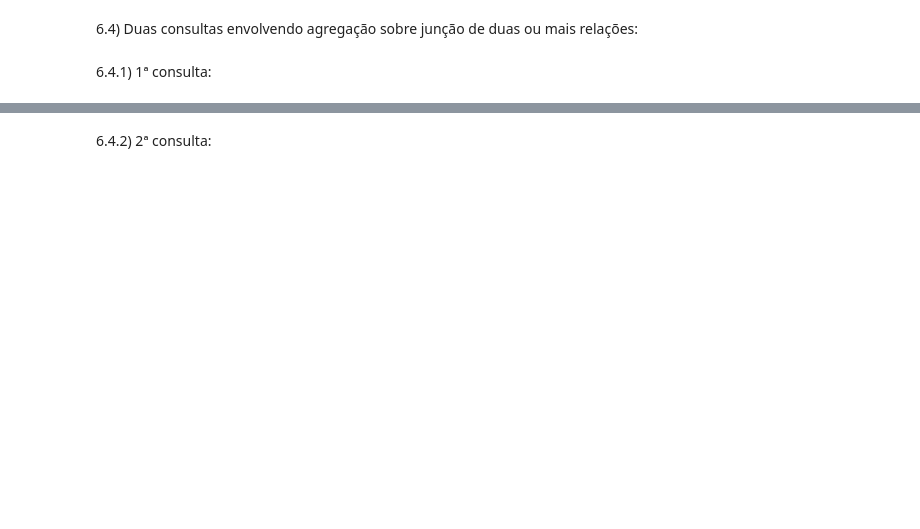
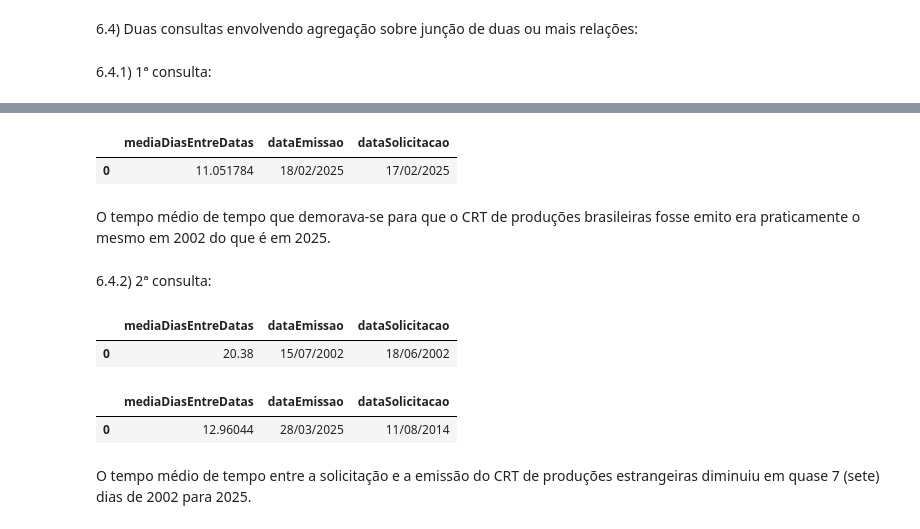
Before and after one commit to MarceleLouiseSAra/TPs-IBD, a Jupyter notebook: TP2.ipynb, the cells around one changed output, grey strips where cells are left out. Cells and saved outputs as stored; diff of their text form; code cells hidden in the pictures; blank space fills up the shorter version.

```diff
--- a/TP2.ipynb
+++ b/TP2.ipynb
@@ -1110,2 +1168,13 @@ fetch("""
+# %%
+fetch("""
+  SELECT AVG(julianday(SUBSTR(dataEmissao, 7, 4) || '-' || SUBSTR(dataEmissao, 4, 2) || '-' || SUBSTR(dataEmissao, 1, 2)) -
+         julianday(SUBSTR(dataSolicitacao, 7, 4) || '-' || SUBSTR(dataSolicitacao, 4, 2) || '-' || SUBSTR(dataSolicitacao, 1, 2))) AS mediaDiasEntreDatas, dataEmissao, dataSolicitacao
+         FROM Obra2025 AS A, produtoBrasileiro2025 AS B WHERE dataEmissao IS NOT NULL AND dataSolicitacao IS NOT NULL AND A.CRT = B.fkCRT
+""", conn)
+# %% [output]
+|  | mediaDiasEntreDatas | dataEmissao | dataSolicitacao |
+| 0 | 11.051784 | 18/02/2025 | 17/02/2025 |
+# %% [markdown]
+O tempo médio de tempo que demorava-se para que o CRT de produções brasileiras fosse emito era praticamente o mesmo em 2002 do que é em 2025.
 # %% [markdown]
 6.4.2) 2ª consulta:
@@ -1115,0 +1181,20 @@ fetch("""
+# %%
+fetch("""
+  SELECT AVG(julianday(SUBSTR(dataEmissao, 7, 4) || '-' || SUBSTR(dataEmissao, 4, 2) || '-' || SUBSTR(dataEmissao, 1, 2)) -
+         julianday(SUBSTR(dataSolicitacao, 7, 4) || '-' || SUBSTR(dataSolicitacao, 4, 2) || '-' || SUBSTR(dataSolicitacao, 1, 2))) AS mediaDiasEntreDatas, dataEmissao, dataSolicitacao
+         FROM Obra2002 AS A, obraEstrangeira2002 AS B WHERE dataEmissao IS NOT NULL AND dataSolicitacao IS NOT NULL AND A.CRT = B.fkCRT
+""", conn)
+# %% [output]
+|  | mediaDiasEntreDatas | dataEmissao | dataSolicitacao |
+| 0 | 20.38 | 15/07/2002 | 18/06/2002 |
+# %%
+fetch("""
+  SELECT AVG(julianday(SUBSTR(dataEmissao, 7, 4) || '-' || SUBSTR(dataEmissao, 4, 2) || '-' || SUBSTR(dataEmissao, 1, 2)) -
+         julianday(SUBSTR(dataSolicitacao, 7, 4) || '-' || SUBSTR(dataSolicitacao, 4, 2) || '-' || SUBSTR(dataSolicitacao, 1, 2))) AS mediaDiasEntreDatas, dataEmissao, dataSolicitacao
+         FROM Obra2025 AS A, obraEstrangeira2025 AS B WHERE dataEmissao IS NOT NULL AND dataSolicitacao IS NOT NULL AND A.CRT = B.fkCRT
+""", conn)
+# %% [output]
+|  | mediaDiasEntreDatas | dataEmissao | dataSolicitacao |
+| 0 | 12.96044 | 28/03/2025 | 11/08/2014 |
+# %% [markdown]
+O tempo médio de tempo entre a solicitação e a emissão do CRT de produções estrangeiras diminuiu em quase 7 (sete) dias de 2002 para 2025.
```
Also changed, not shown: parts of 24 cells of this notebook.
